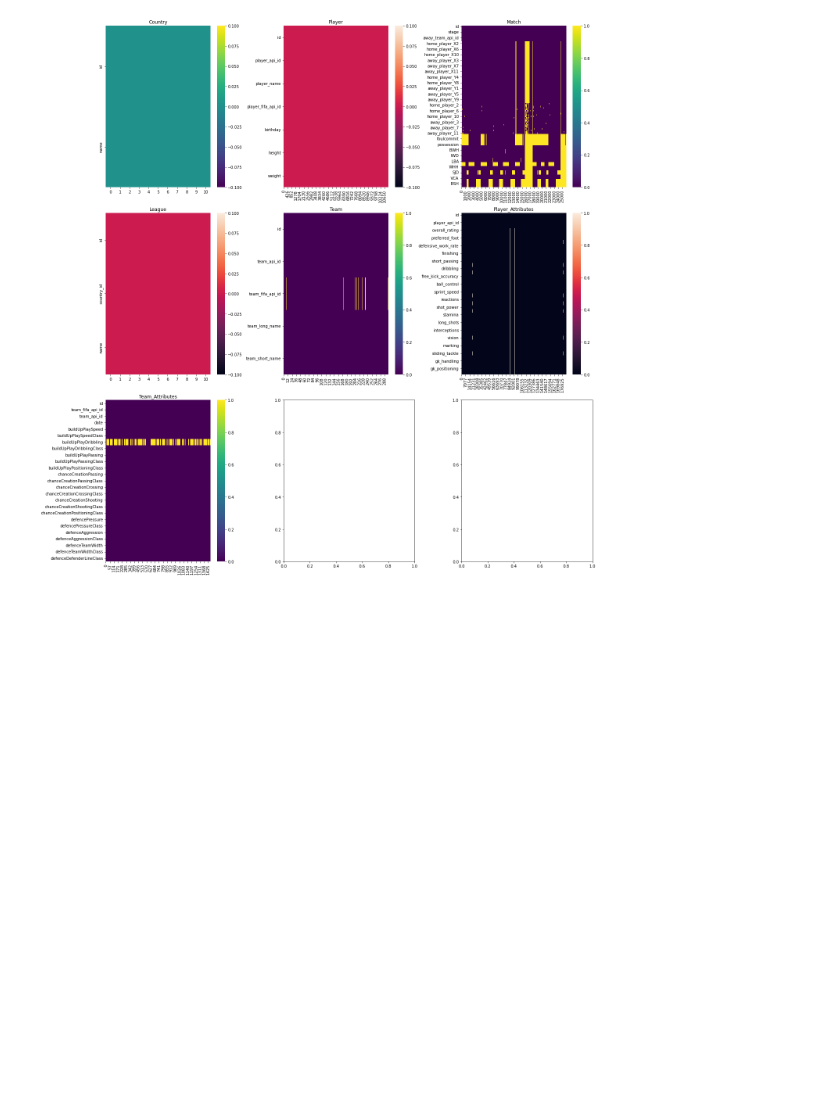
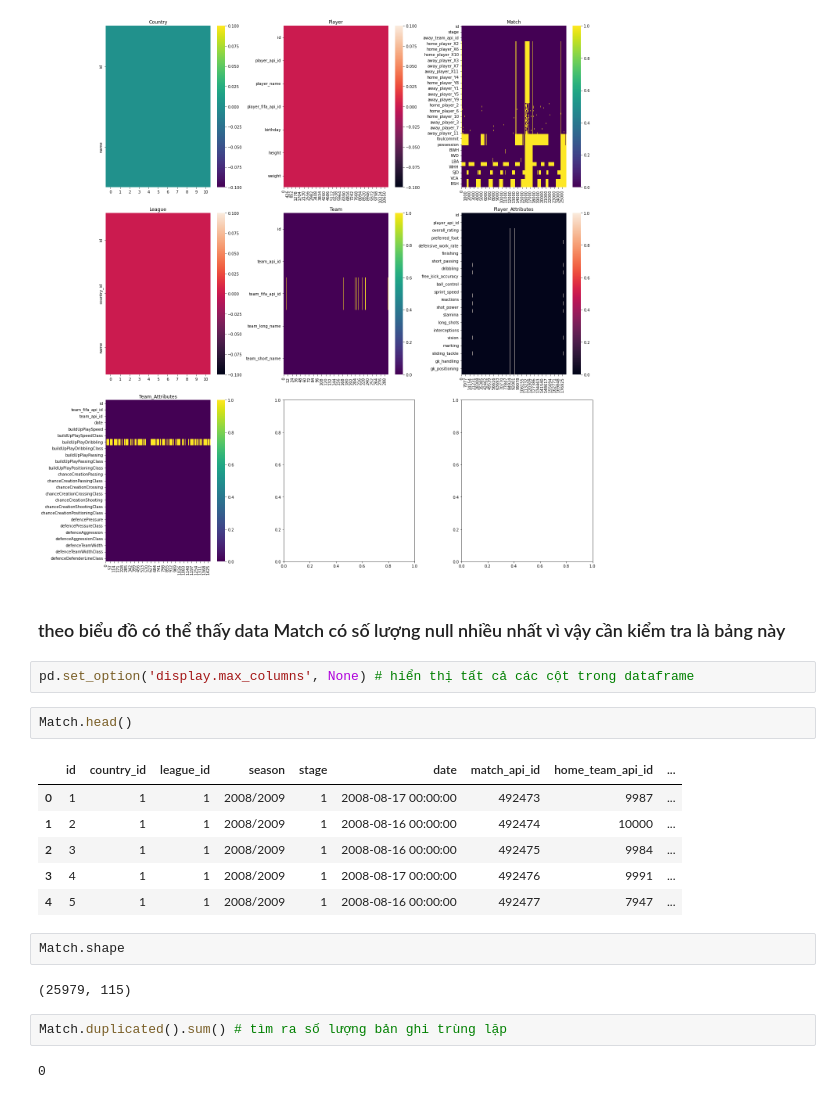
Before and after one commit to Trungtd0304/MiniProjectPython, a Jupyter notebook: miniproject.ipynb, the cells around one changed output. Cells and saved outputs as stored; diff of their text form; blank space fills up the shorter version.

```diff
--- a/miniproject.ipynb
+++ b/miniproject.ipynb
@@ -64,3 +83,24 @@ fig.tight_layout() # cân bằng kích thước của các axes để không b
 plt.show()
 # %% [output]
 [figure]
+# %% [markdown]
+### theo biểu đồ có thể thấy data Match có số lượng null nhiều nhất vì vậy cần kiểm tra là bảng này
+# %%
+pd.set_option('display.max_columns', None) # hiển thị tất cả các cột trong dataframe
+# %%
+Match.head()
+# %% [output]
+|  | id | country_id | league_id | season | stage | date | match_api_id | home_team_api_id | ... |
+| 0 | 1 | 1 | 1 | 2008/2009 | 1 | 2008-08-17 00:00:00 | 492473 | 9987 | ... |
+| 1 | 2 | 1 | 1 | 2008/2009 | 1 | 2008-08-16 00:00:00 | 492474 | 10000 | ... |
+| 2 | 3 | 1 | 1 | 2008/2009 | 1 | 2008-08-16 00:00:00 | 492475 | 9984 | ... |
+| 3 | 4 | 1 | 1 | 2008/2009 | 1 | 2008-08-17 00:00:00 | 492476 | 9991 | ... |
+| 4 | 5 | 1 | 1 | 2008/2009 | 1 | 2008-08-16 00:00:00 | 492477 | 7947 | ... |
+# %%
+Match.shape
+# %% [output]
+(25979, 115)
+# %%
+Match.duplicated().sum() # tìm ra số lượng bản ghi trùng lặp
+# %% [output]
+0
```
Also changed, not shown: parts of 8 cells of this notebook.
